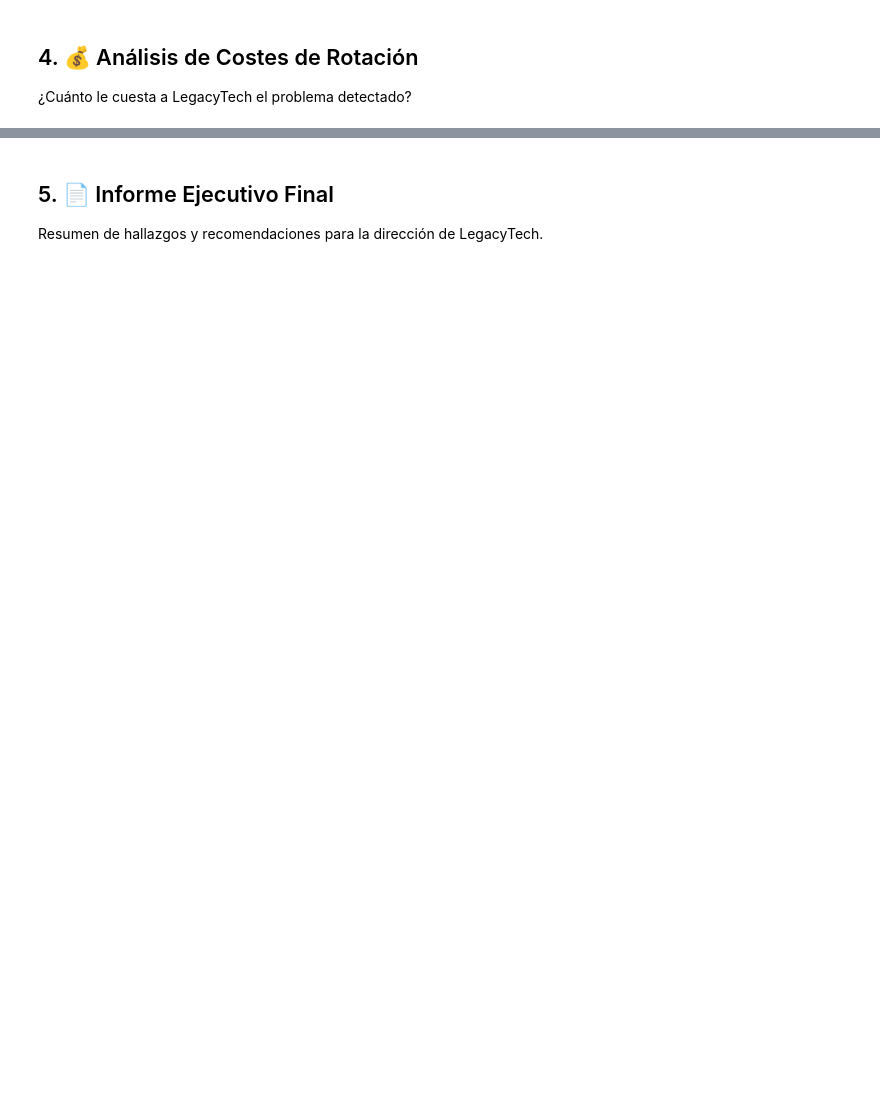
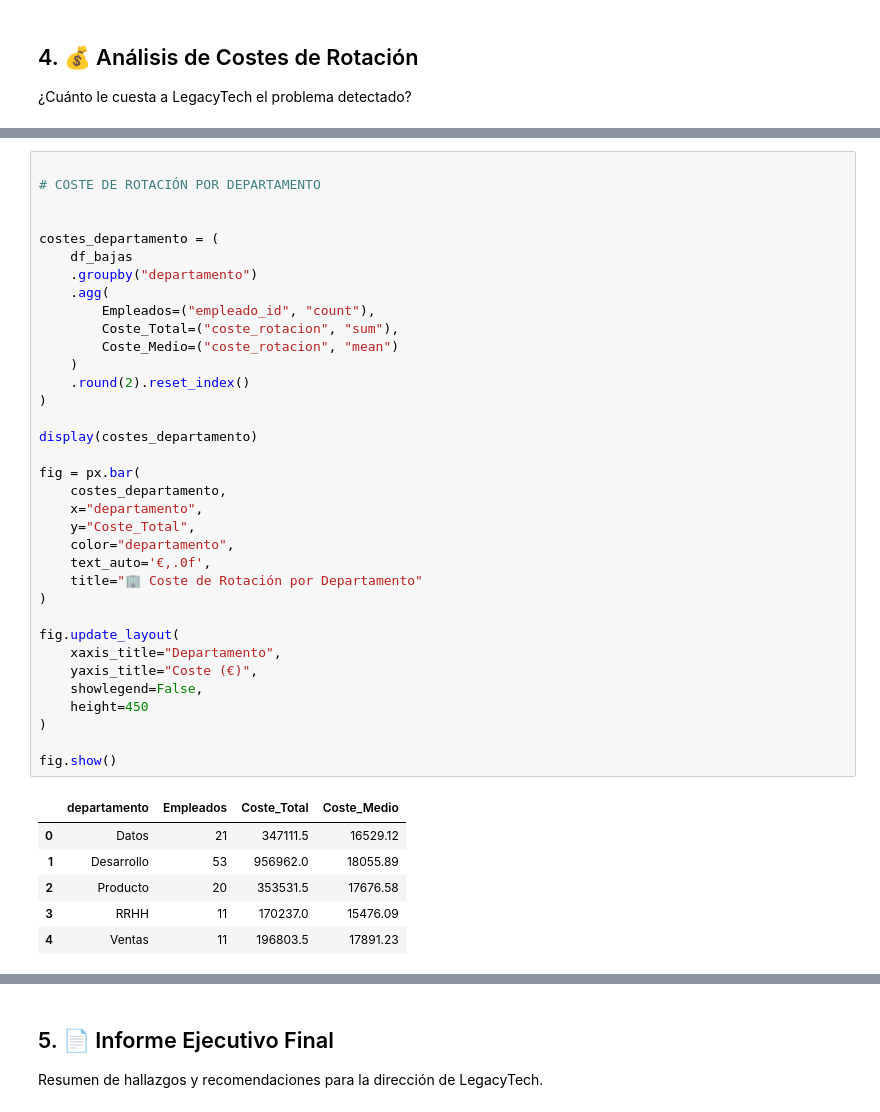
Before and after one commit to MartaTorrente/EBLET-People-Analytics, a Jupyter notebook: Python/notebooks/03_Caso_Empresa_LegacyTech.ipynb, the cells around one changed output, grey strips where cells are left out. Cells and saved outputs as stored; diff of their text form; blank space fills up the shorter version.

```diff
--- a/Python/notebooks/03_Caso_Empresa_LegacyTech.ipynb
+++ b/Python/notebooks/03_Caso_Empresa_LegacyTech.ipynb
@@ -293,0 +736,42 @@ fig.show()
+# %%
+
+# COSTE DE ROTACIÓN POR DEPARTAMENTO
+
+
+costes_departamento = (
+    df_bajas
+    .groupby("departamento")
+    .agg(
+        Empleados=("empleado_id", "count"),
+        Coste_Total=("coste_rotacion", "sum"),
+        Coste_Medio=("coste_rotacion", "mean")
+    )
+    .round(2).reset_index()
+)
+
+display(costes_departamento)
+
+fig = px.bar(
+    costes_departamento,
+    x="departamento",
+    y="Coste_Total",
+    color="departamento",
+    text_auto='€,.0f',
+    title="🏢 Coste de Rotación por Departamento"
+)
+
+fig.update_layout(
+    xaxis_title="Departamento",
+    yaxis_title="Coste (€)",
+    showlegend=False,
+    height=450
+)
+
+fig.show()
+# %% [output]
+|  | departamento | Empleados | Coste_Total | Coste_Medio |
+| 0 | Datos | 21 | 347111.5 | 16529.12 |
+| 1 | Desarrollo | 53 | 956962.0 | 18055.89 |
+| 2 | Producto | 20 | 353531.5 | 17676.58 |
+| 3 | RRHH | 11 | 170237.0 | 15476.09 |
+| 4 | Ventas | 11 | 196803.5 | 17891.23 |
```
Also changed, not shown: parts of 15 cells of this notebook, 33 other files.
